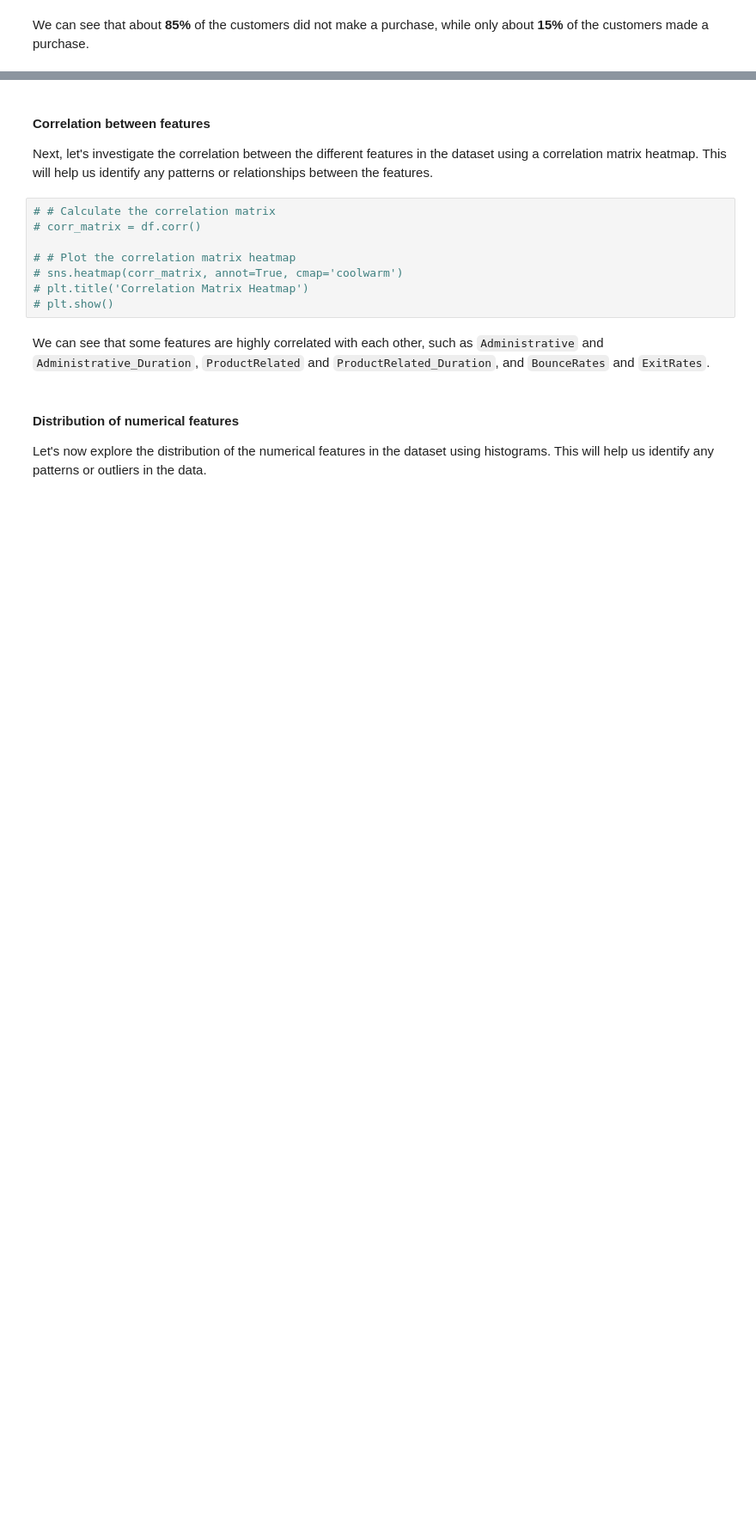
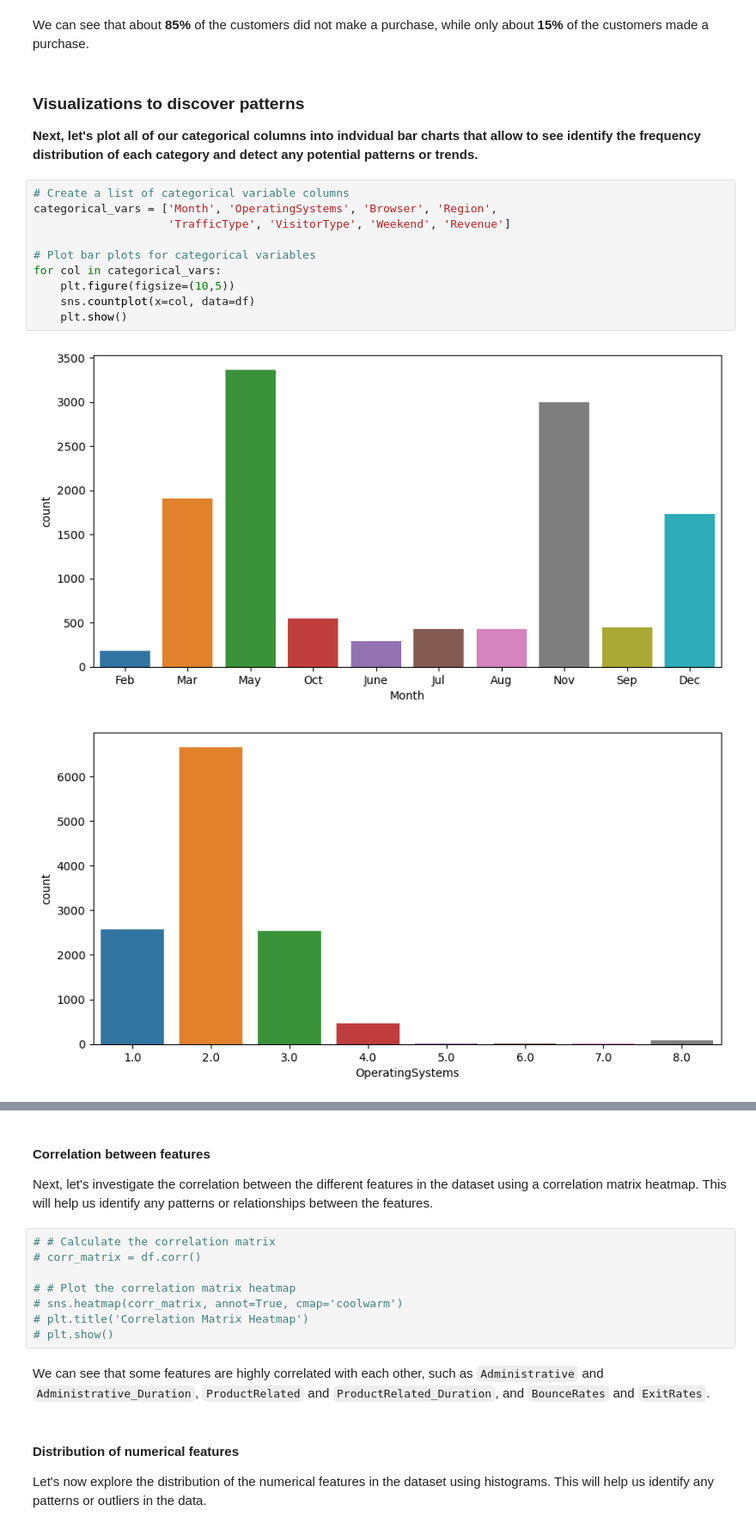
Before and after one commit to gseba/Team2_Online_Shopper_Intention, a Jupyter notebook: Team_2_Combined_FinalProject.ipynb, the cells around one changed output, grey strips where cells are left out. Shown at 86% size. Drawn from its saved outputs; the diff is of its cells as text; blank space fills up the shorter version.

```diff
--- a/Team_2_Combined_FinalProject.ipynb
+++ b/Team_2_Combined_FinalProject.ipynb
@@ -377,2 +403,19 @@
 # %% [markdown]
 We can see that about **85%** of the customers did not make a purchase, while only about **15%** of the customers made a purchase.
+# %% [markdown]
+### Visualizations to discover patterns
+
+**Next, let's plot all of our categorical columns into indvidual bar charts that allow to see identify the frequency distribution of each category and detect any potential patterns or trends.**
+# %%
+# Create a list of categorical variable columns
+categorical_vars = ['Month', 'OperatingSystems', 'Browser', 'Region',
+                    'TrafficType', 'VisitorType', 'Weekend', 'Revenue']
+
+# Plot bar plots for categorical variables
+for col in categorical_vars:
+    plt.figure(figsize=(10,5))
+    sns.countplot(x=col, data=df)
+    plt.show()
+# %% [output]
+[figure, added]
+[figure, added]
```
Also changed, not shown: parts of 7 cells of this notebook.
